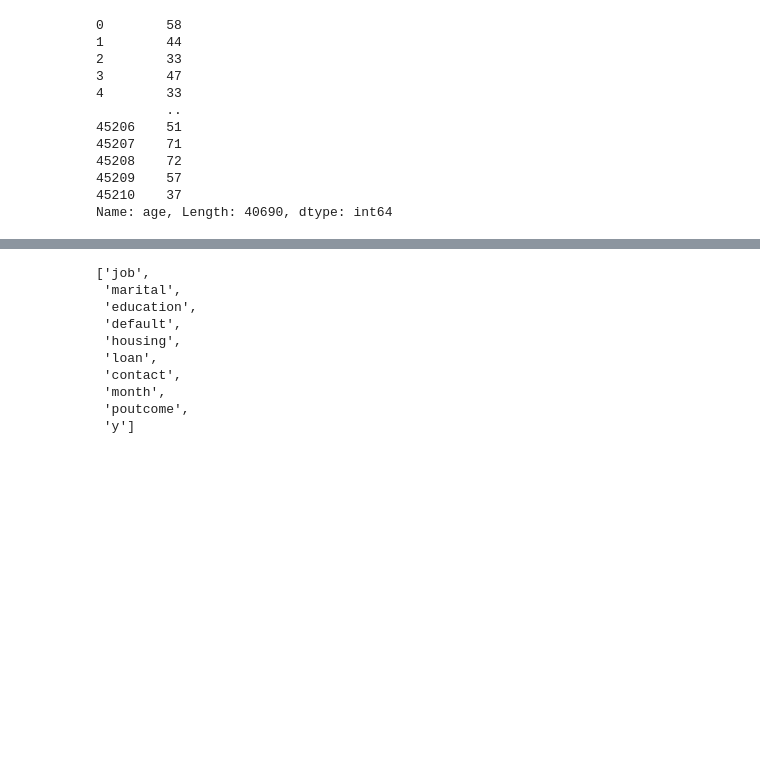
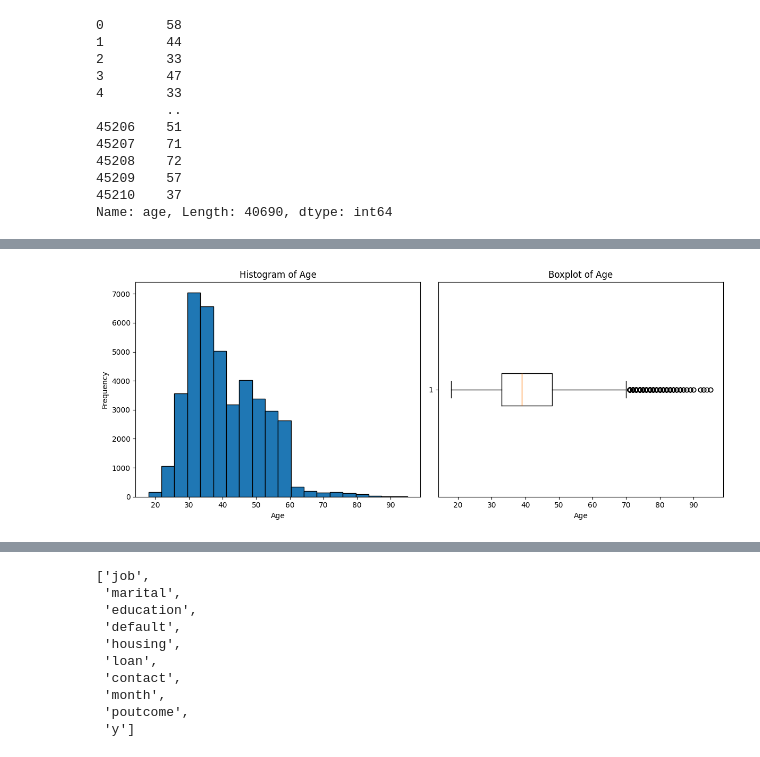
Before and after one commit to AlinaM354276/labs_seminars, a Jupyter notebook: lab04.ipynb, the cells around one changed output, grey strips where cells are left out. Cells and saved outputs as stored; diff of their text form; code cells hidden in the pictures; blank space fills up the shorter version.

```diff
--- a/lab04.ipynb
+++ b/lab04.ipynb
@@ -145,0 +165,21 @@ Clean outliers
+# %%
+# Plot histogram and boxplot to visualize the distribution of the 'age' column
+plt.figure(figsize=(12, 5))
+
+# Histogram
+plt.subplot(1, 2, 1)
+plt.hist(dataset['age'], bins=20, edgecolor='black')
+plt.title('Histogram of Age')
+plt.xlabel('Age')
+plt.ylabel('Frequency')
+
+# Boxplot
+plt.subplot(1, 2, 2)
+plt.boxplot(dataset['age'], vert=False)
+plt.title('Boxplot of Age')
+plt.xlabel('Age')
+
+plt.tight_layout()
+plt.show()
+# %% [output]
+[figure, added]
```
Also changed, not shown: parts of 22 cells of this notebook.
